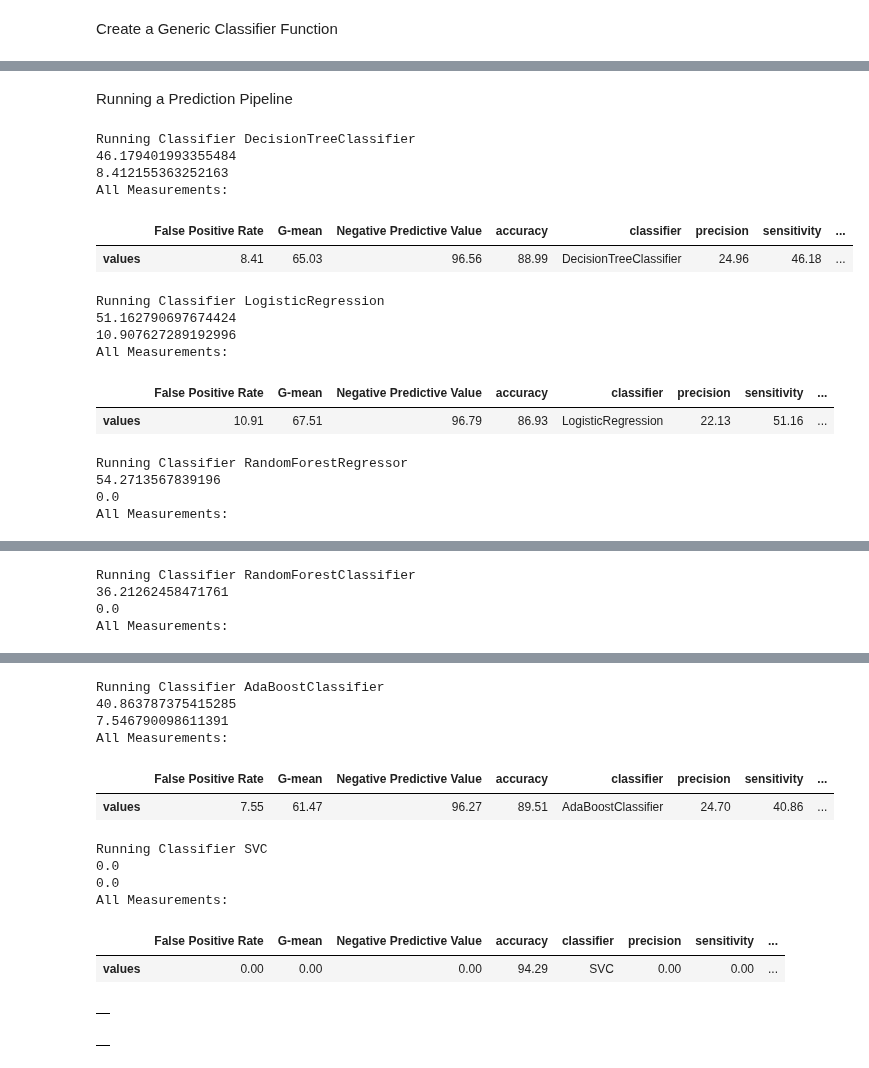
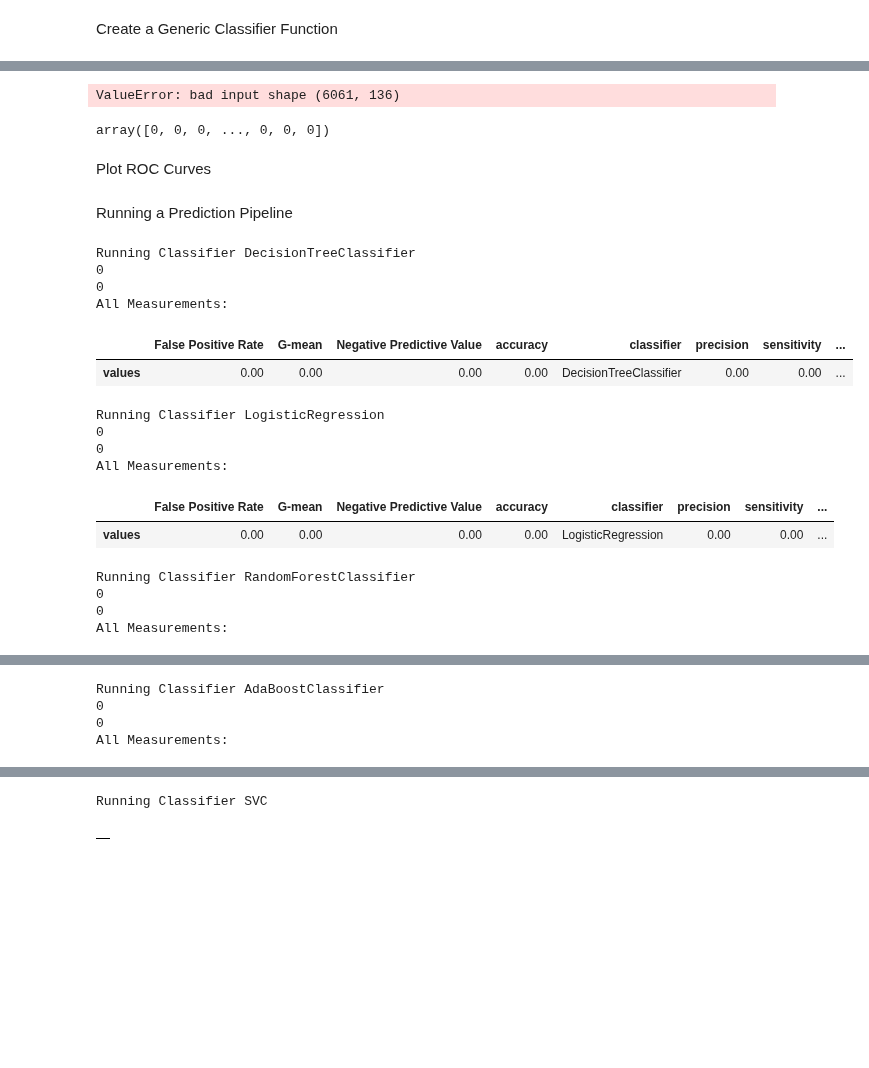
Before and after one commit to Vaultica/Projects, a Jupyter notebook: machine-learning/projects/capstone/Lending Club Capstone Project Notebook.ipynb, the cells around one changed output, grey strips where cells are left out. Saved outputs shown, nothing was run; the diff lists cells and outputs as text; code cells hidden in the pictures; blank space fills up the shorter version.

```diff
--- a/machine-learning/projects/capstone/Lending Club Capstone Project Notebook.ipynb
+++ b/machine-learning/projects/capstone/Lending Club Capstone Project Notebook.ipynb
@@ -285,6 +292,7 @@ Create Binary Classifier
 # %%
 def proc_loan_status(df):
     mapping_dict = {'loan_status':{'Fully Paid':0, 'Charged Off': 1, 'Default': 1, 'Current': 0}}
+    mapping_dict = {'loan_status':{'Fully Paid':0, 'Charged Off': 1, 'Default': 1}}
     df = df.replace(mapping_dict)
     df = df[(df['loan_status'] == 1) | (df['loan_status'] == 0)]
     return df
@@ -442,8 +450,8 @@ educational              326
 Name: purpose, dtype: int64
 # %%
 # Taking a sample dataset
-filtered_loans = df[df['issue_year'].isin(['2014', '2015'])]
-filtered_loans = filtered_loans[filtered_loans['purpose']=='small_business']
+filtered_loans = df[df['issue_year'].isin(['2015'])]
+#filtered_loans = filtered_loans[filtered_loans['purpose']=='home_improvement']
 # %%
 # One off test
 #filtered_loans.drop(['zip_code','url'], 1, inplace=True)
@@ -678,0 +840,27 @@ def run_classifier(clf, X, y, penalty=None, random=1):
+# %%
+from sklearn.metrics import roc_curve, auc
+
+LR = LogisticRegression(C=0.01, class_weight=penalty)
+
+probas = LR.fit(X_train.values, y_train).predict_proba(X_test)
+
+fpr, tpr, thresholds = roc_curve(X_test.values, probas)
+roc_auc = auc(fpr, tpr)
+
+plt.title('Receiver Operating Characteristic')
+plt.plot(fpr, tpr, 'b', label='AUC = %0.2f'% roc_auc)
+plt.legend(loc='lower right')
+plt.plot([0,1],[0,1],'r--')
+plt.xlim([-0.1,1.2])
+plt.ylim([-0.1,1.2])
+plt.ylabel('True Positive Rate')
+plt.xlabel('False Positive Rate')
+plt.show()
+# %% [output]
+ValueError: bad input shape (6061, 136)
+# %%
+y_test
+# %% [output]
+array([0, 0, 0, ..., 0, 0, 0])
+# %% [markdown]
+Plot ROC Curves
@@ -681,44 +882,44 @@ Running a Prediction Pipeline
 # %%
 from IPython.display import display, HTML
 
 penalty = { 0: 1,
             1: 11 }
 
 LR = LogisticRegression(C=0.01, class_weight=penalty)
 DT = DecisionTreeClassifier(random_state=1, class_weight=penalty)
-RFR = RandomForestRegressor(n_estimators=100, random_state=1) #.fit(features,target)
-RFC = RandomForestClassifier(n_estimators=100, random_state=1, class_weight=penalty) #.fit(features,target)
-#clf = RandomForestClassifier(n_estimators=100, bootstrap=True, min_samples_leaf=5, max_depth=20,
-#                             max_features=10, class_weight='balanced')
+#RFR = RandomForestRegressor(n_estimators=100, random_state=1) #.fit(features,target)
+#RFC = RandomForestClassifier(n_estimators=100, random_state=1, class_weight=penalty) #.fit(features,target)
+RFC = RandomForestClassifier(n_estimators=100, bootstrap=True, min_samples_leaf=5, max_depth=20,
+                             max_features=10, class_weight=penalty)
 ADA = AdaBoostClassifier(n_estimators=200, learning_rate=0.7)
 svc = SVC(C=0.01, random_state=1, class_weight=penalty)
 
-classifiers = [DT, LR, RFR, RFC, ADA, svc]
+classifiers = [DT, LR, RFC, ADA, svc]
 
 results = pd.DataFrame()
 
 for clf in classifiers:
     print ("Running Classifier {}".format(clf.__class__.__name__))
     metrics, elapsed = run_classifier(clf=clf, X=features, y=target.tolist(), penalty=penalty, random=1)
     results.append(metrics)
     display(metrics)
 
 display(results)
 # %% [output]
 Running Classifier DecisionTreeClassifier
-46.179401993355484
-8.412155363252163
+0
+0
 All Measurements:
 |  | False Positive Rate | G-mean | Negative Predictive Value | accuracy | classifier | precision | sensitivity | ... |
-| values | 8.41 | 65.03 | 96.56 | 88.99 | DecisionTreeClassifier | 24.96 | 46.18 | ... |
+| values | 0.00 | 0.00 | 0.00 | 0.00 | DecisionTreeClassifier | 0.00 | 0.00 | ... |
 Running Classifier LogisticRegression
-51.162790697674424
-10.907627289192996
+0
+0
 All Measurements:
 |  | False Positive Rate | G-mean | Negative Predictive Value | accuracy | classifier | precision | sensitivity | ... |
-| values | 10.91 | 67.51 | 96.79 | 86.93 | LogisticRegression | 22.13 | 51.16 | ... |
+| values | 0.00 | 0.00 | 0.00 | 0.00 | LogisticRegression | 0.00 | 0.00 | ... |
-Running Classifier RandomForestRegressor
-54.2713567839196
-0.0
+Running Classifier RandomForestClassifier
+0
+0
 All Measurements:
 |  | False Positive Rate | G-mean | Negative Predictive Value | accuracy | classifier | precision | sensitivity | ... |
@@ -726,5 +927,5 @@ All Measurements:
-Running Classifier RandomForestClassifier
-36.21262458471761
-0.0
+Running Classifier AdaBoostClassifier
+0
+0
 All Measurements:
 |  | False Positive Rate | G-mean | Negative Predictive Value | accuracy | classifier | precision | sensitivity | ... |
@@ -732,16 +933,4 @@ All Measurements:
-Running Classifier AdaBoostClassifier
-40.863787375415285
-7.546790098611391
-All Measurements:
+Running Classifier SVC
-|  | False Positive Rate | G-mean | Negative Predictive Value | accuracy | classifier | precision | sensitivity | ... |
-| values | 7.55 | 61.47 | 96.27 | 89.51 | AdaBoostClassifier | 24.70 | 40.86 | ... |
-Running Classifier SVC
-0.0
-0.0
-All Measurements:
-|  | False Positive Rate | G-mean | Negative Predictive Value | accuracy | classifier | precision | sensitivity | ... |
-| values | 0.00 | 0.00 | 0.00 | 94.29 | SVC | 0.00 | 0.00 | ... |
-|  |
 # %%
 results
 # %% [output]
```
Also changed, not shown: parts of 26 cells of this notebook.
